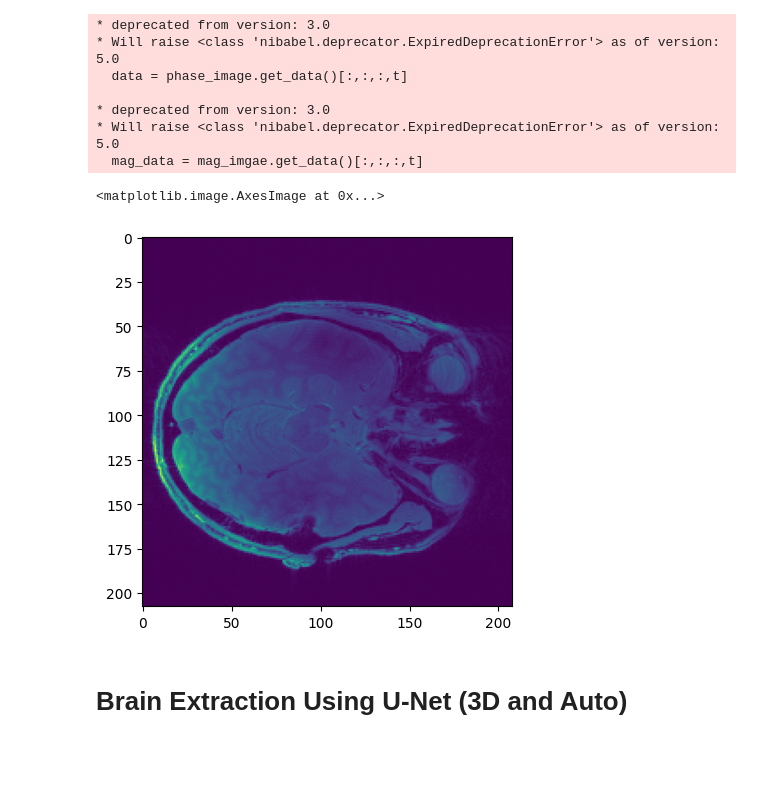
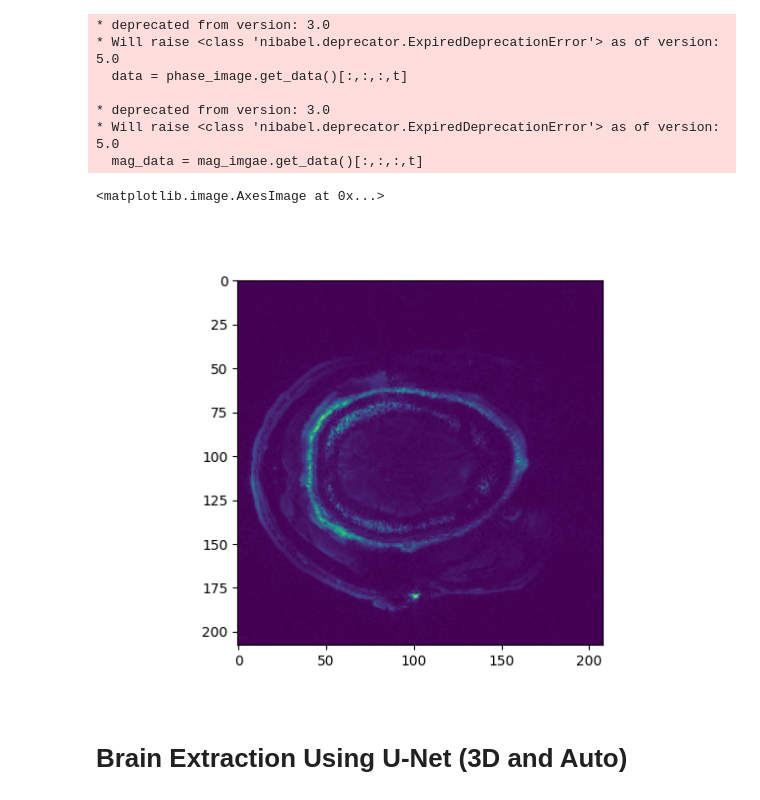
Before and after one commit to Mehdi5578/3DPU_Plateau_Problem, a Jupyter notebook: 3D_Skull_Stripping.ipynb, the cells around one changed output. Saved outputs shown, nothing was run; the diff lists cells and outputs as text; code cells hidden in the pictures; blank space fills up the shorter version.

```diff
--- a/3D_Skull_Stripping.ipynb
+++ b/3D_Skull_Stripping.ipynb
@@ -63,10 +63,10 @@ mag_data = mag_imgae.get_data()[:,:,:,t]
   mag_data = mag_imgae.get_data()[:,:,:,t]
 # %%
 plt.figure()
-plt.imshow(mag_data[:,:,10])
+plt.imshow(mag_data[:,:,0])
 # %% [output]
 <matplotlib.image.AxesImage at 0x...>
-[figure, old version]
+[figure, new version]
 # %% [markdown]
 # **Brain Extraction Using U-Net**   (3D and Auto)
 # %% [markdown]
```
Also changed, not shown: parts of 12 cells of this notebook, 1 other file.
